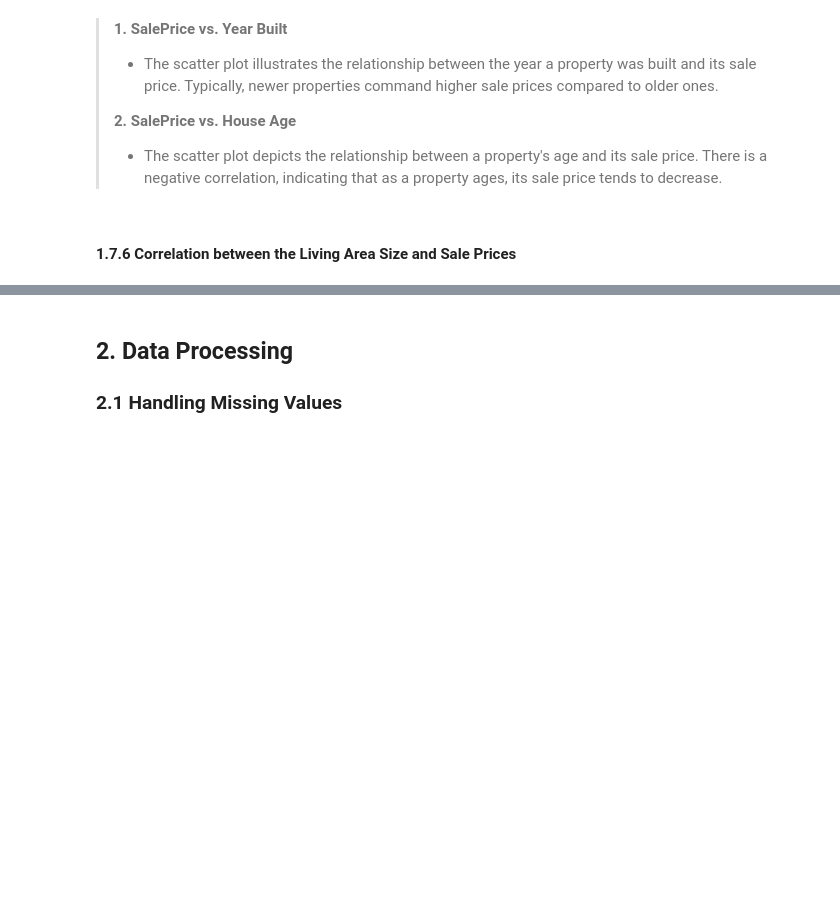
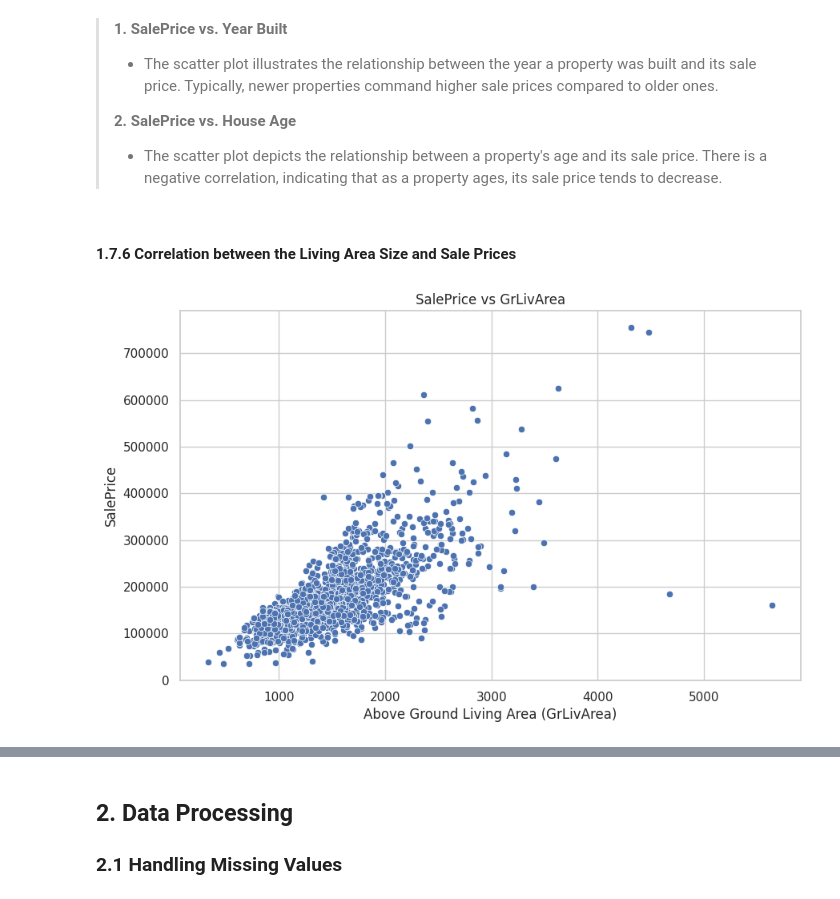
Before and after one commit to rishav21r/House-Prices---Advanced-Regression-Techniques, a Jupyter notebook: house_prices_advanced_regression.ipynb, the cells around one changed output, grey strips where cells are left out. Cells and saved outputs as stored; diff of their text form; code cells hidden in the pictures; blank space fills up the shorter version.

```diff
--- a/house_prices_advanced_regression.ipynb
+++ b/house_prices_advanced_regression.ipynb
@@ -575,3 +575,13 @@ plt.show()
 >- The scatter plot depicts the relationship between a property's age and its sale price. There is a negative correlation, indicating that as a property ages, its sale price tends to decrease.
 # %% [markdown]
 #### 1.7.6 Correlation between the Living Area Size and Sale Prices
+# %%
+# Scatter plot for GrLivArea vs SalePrice
+plt.figure(figsize=(10, 6))
+sns.scatterplot(x='GrLivArea', y='SalePrice', data=train_df)
+plt.title('SalePrice vs GrLivArea')
+plt.xlabel('Above Ground Living Area (GrLivArea)')
+plt.ylabel('SalePrice')
+plt.show()
+# %% [output]
+[figure, added]
```
Also changed, not shown: parts of 1 cell of this notebook.
